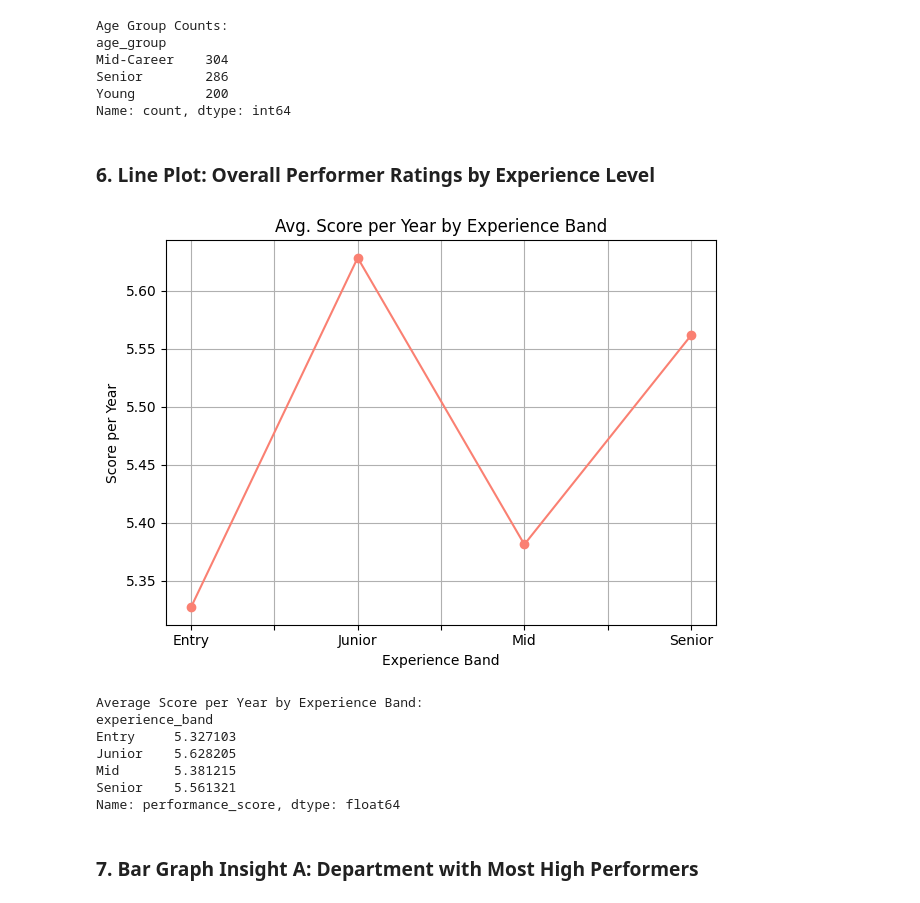
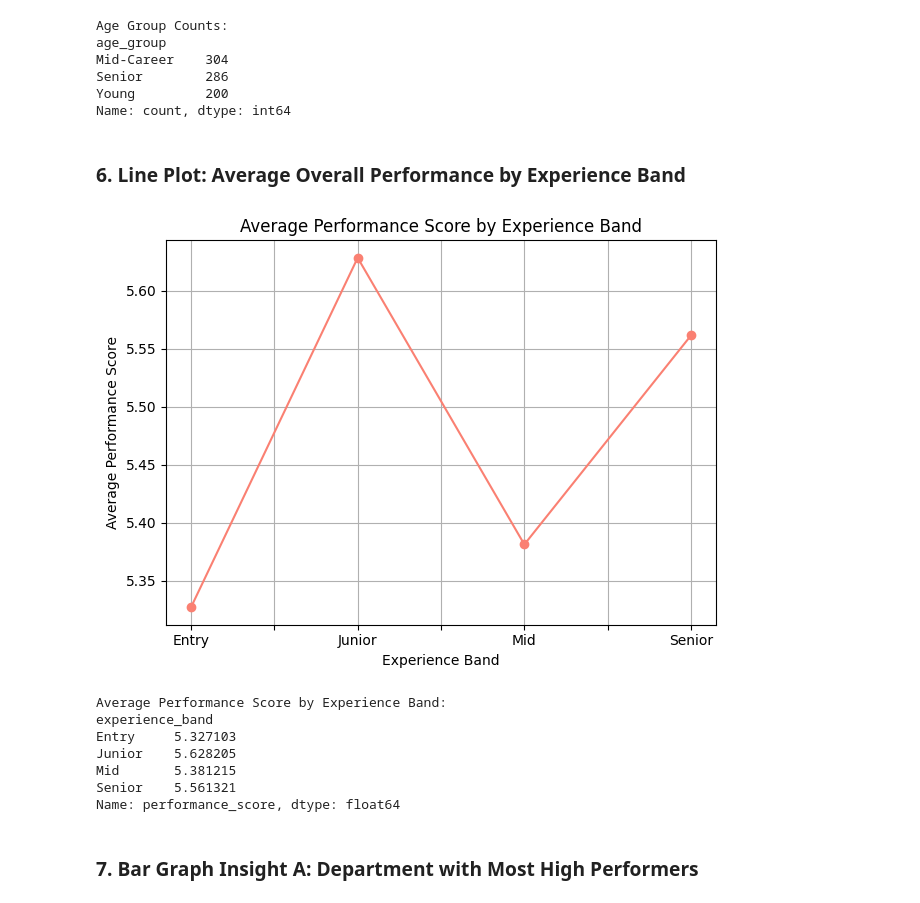
Before and after one commit to raquem-annierose/PolyTech-final-output, a Jupyter notebook: employee_performance_analysis.ipynb, the cells around one changed output. Drawn from its saved outputs; the diff is of its cells as text; code cells hidden in the pictures.

```diff
--- a/employee_performance_analysis.ipynb
+++ b/employee_performance_analysis.ipynb
@@ -356,23 +356,23 @@ Senior        286
 Young         200
 Name: count, dtype: int64
 # %% [markdown]
-### 6. Line Plot: Overall Performer Ratings by Experience Level
+### 6. Line Plot: Average Overall Performance by Experience Band
 # %%
 exp_avg = df.groupby('experience_band')['performance_score'].mean()
 
 exp_avg.plot(kind='line', marker='o', color='salmon')
-plt.title('Avg. Score per Year by Experience Band')
+plt.title('Average Performance Score by Experience Band')
 plt.xlabel('Experience Band')
-plt.ylabel('Score per Year')
+plt.ylabel('Average Performance Score')
 plt.grid(True)
 plt.tight_layout()
 plt.show()
 
-print("\nAverage Score per Year by Experience Band:")
+print("\nAverage Performance Score by Experience Band:")
 print(exp_avg)
 # %% [output]
-[figure, old version]
+[figure, new version]
-Average Score per Year by Experience Band:
+Average Performance Score by Experience Band:
 experience_band
 Entry     5.327103
 Junior    5.628205
```
Also changed, not shown: parts of 3 cells of this notebook.
